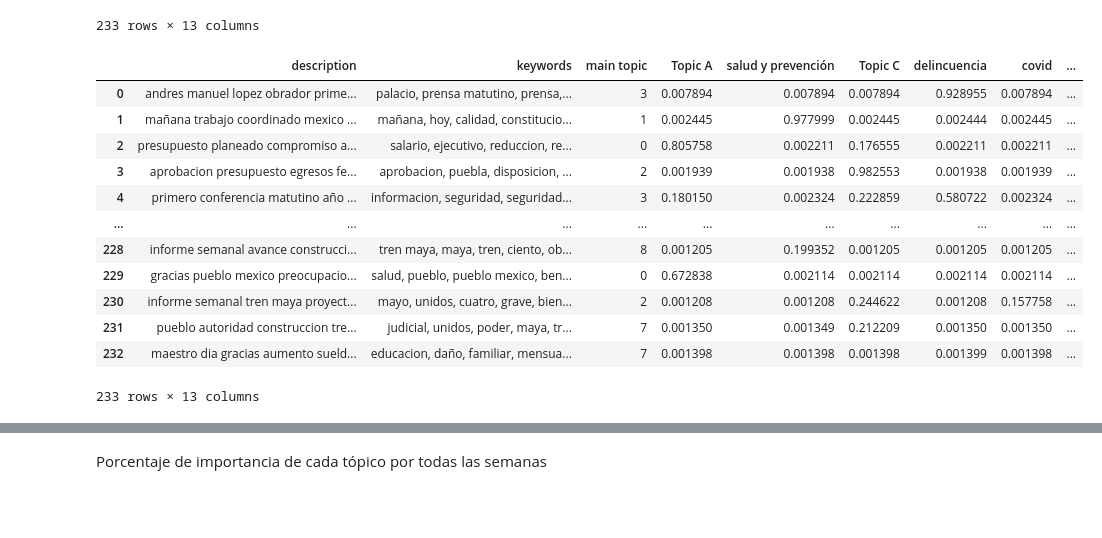
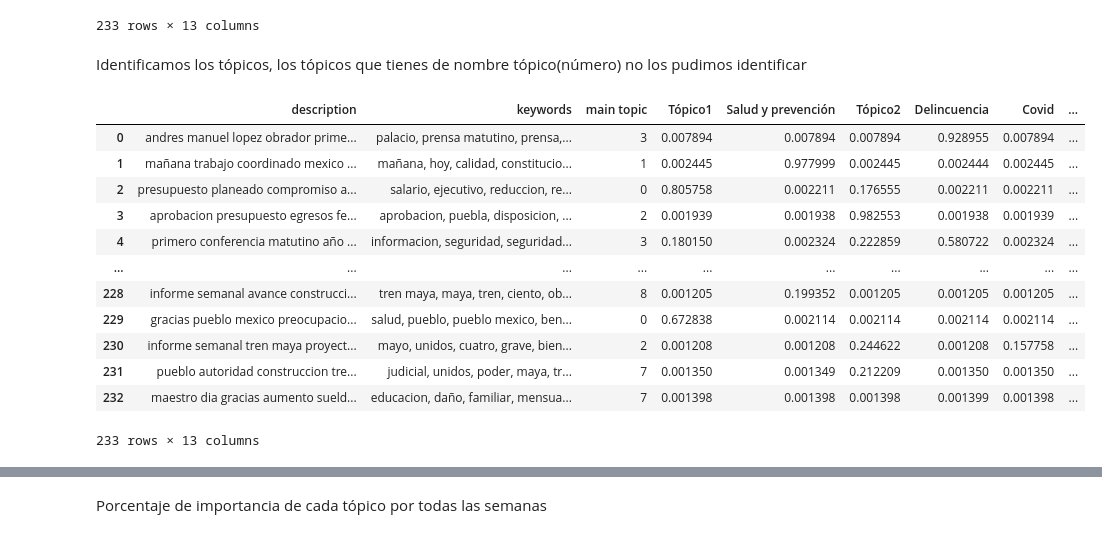
Before and after one commit to HectorAgValenzuela/TopicPrediction, a Jupyter notebook: TopicPredicton.ipynb, the cells around one changed output, grey strips where cells are left out. Saved outputs shown, nothing was run; the diff lists cells and outputs as text; code cells hidden in the pictures; blank space fills up the shorter version.

```diff
--- a/TopicPredicton.ipynb
+++ b/TopicPredicton.ipynb
@@ -539,3 +554,5 @@ display(textoPrueba)
 | 231 | pueblo autoridad construccion tre... | judicial, unidos, poder, maya, tr... | 7 | 0.001350 | 0.001349 | 0.212209 | 0.001350 | 0.001350 | 0.172052 | 0.001350 | ... |
 | 232 | maestro dia gracias aumento sueld... | educacion, daño, familiar, mensua... | 7 | 0.001398 | 0.001398 | 0.001398 | 0.001399 | 0.001398 | 0.001398 | 0.001398 | ... |
 233 rows × 13 columns
+# %% [markdown]
+Identificamos los tópicos, los tópicos que tienes de nombre tópico(número) no los pudimos identificar
@@ -542,14 +563,14 @@ display(textoPrueba)
 # %%
 # Lista de nombres de columna personalizados para cada tópico
-topic_names = ['Topic A', 'salud y prevención', 'Topic C', 'delincuencia', 'covid', 'construcción proyectos', 'vacunación', 'gas precio', 'defensa', 'ayudas sociales']
+topic_names = ['Tópico1', 'Salud y prevención', 'Tópico2', 'Delincuencia', 'Covid', 'Construcción proyectos', 'Vacunación', 'Gas precio', 'Defensa', 'Ayudas sociales']
 
 # Asignar los nombres de columna personalizados al DataFrame
 textoPrueba.columns = ['description'] + ['keywords'] + ['main topic'] + topic_names
 
 # Mostrar el DataFrame con las columnas renombradas
 display(textoPrueba)
 # %% [output]
-|  | description | keywords | main topic | Topic A | salud y prevención | Topic C | delincuencia | covid | ... |
+|  | description | keywords | main topic | Tópico1 | Salud y prevención | Tópico2 | Delincuencia | Covid | ... |
 | 0 | andres manuel lopez obrador prime... | palacio, prensa matutino, prensa,... | 3 | 0.007894 | 0.007894 | 0.007894 | 0.928955 | 0.007894 | ... |
 | 1 | mañana trabajo coordinado mexico ... | mañana, hoy, calidad, constitucio... | 1 | 0.002445 | 0.977999 | 0.002445 | 0.002444 | 0.002445 | ... |
 | 2 | presupuesto planeado compromiso a... | salario, ejecutivo, reduccion, re... | 0 | 0.805758 | 0.002211 | 0.176555 | 0.002211 | 0.002211 | ... |
```
Also changed, not shown: parts of 13 cells of this notebook.
